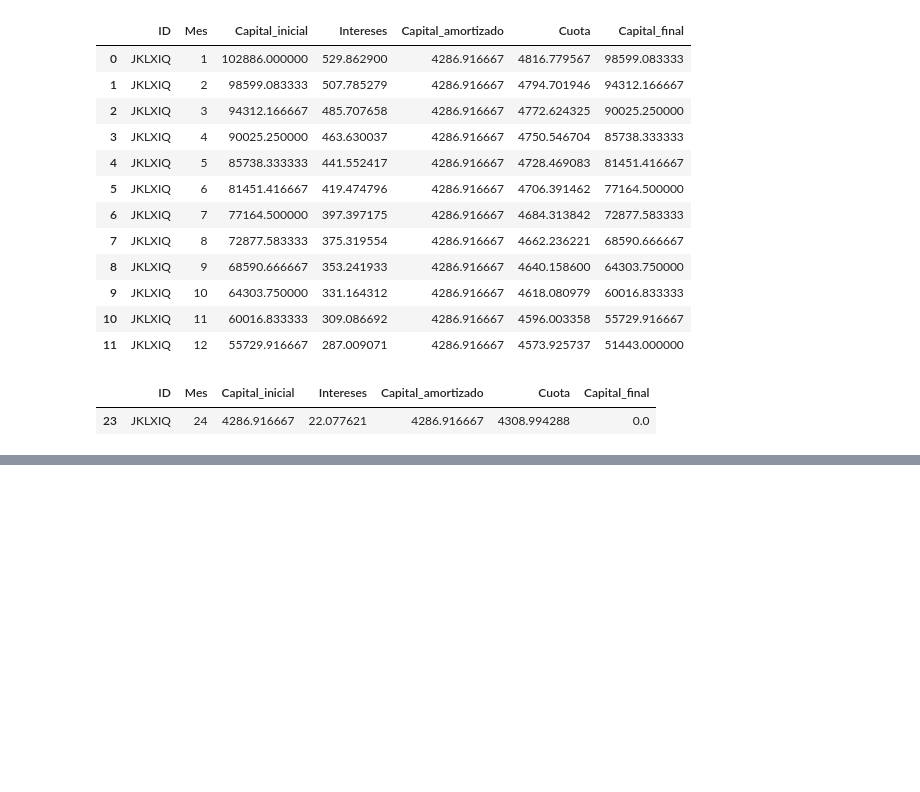
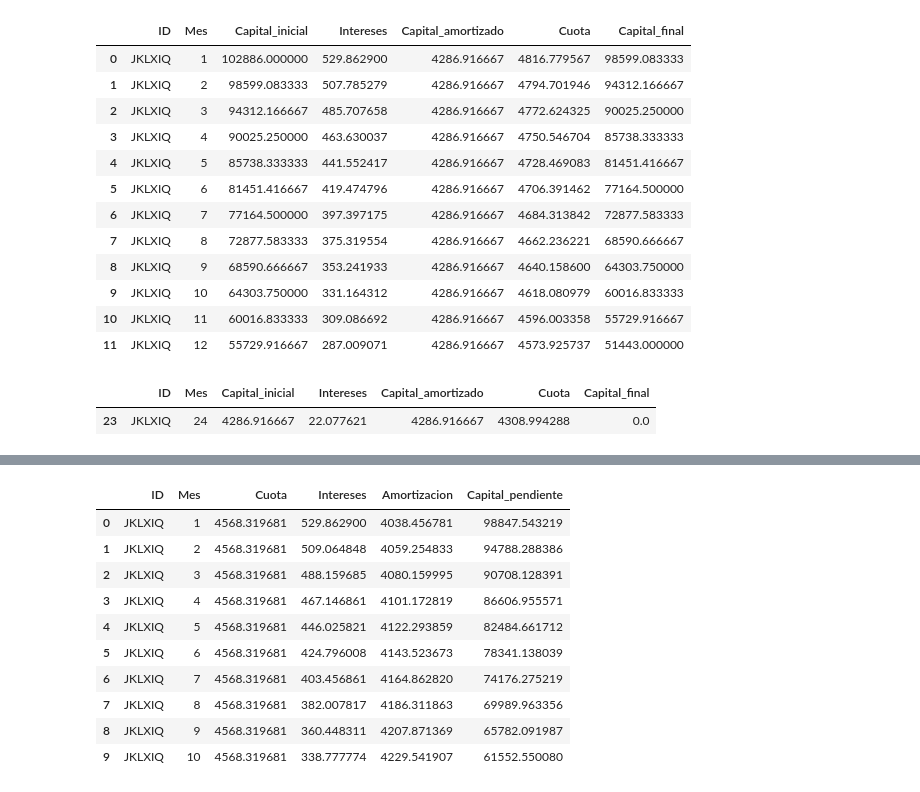
Before and after one commit to nereaaloria-ctrl/RETO-5-Verde-Claro, a Jupyter notebook: sistema_aleman.ipynb, the cells around one changed output, grey strips where cells are left out. Drawn from its saved outputs; the diff is of its cells as text; code cells hidden in the pictures; blank space fills up the shorter version.

```diff
--- a/sistema_aleman.ipynb
+++ b/sistema_aleman.ipynb
@@ -484,0 +528,51 @@ amortizacion_alemana[
+# %%
+def cuadro_frances(prestamo):
+    monto = prestamo["Monto_Inicial"]
+    interes = prestamo["Ratio_Interes"] / 100 / 12
+    duracion = int(prestamo["Duracion"])
+
+    if interes == 0:
+        cuota = monto / duracion
+    else:
+        cuota = monto * (interes * (1 + interes)**duracion) / ((1 + interes)**duracion - 1)
+
+    capital_pendiente = monto
+    tabla = []
+
+    for mes in range(1, duracion + 1):
+        intereses = capital_pendiente * interes
+        amortizacion = cuota - intereses
+        capital_pendiente -= amortizacion
+
+        tabla.append({
+            "ID": prestamo["ID"],
+            "Mes": mes,
+            "Cuota": cuota,
+            "Intereses": intereses,
+            "Amortizacion": amortizacion,
+            "Capital_pendiente": max(0, capital_pendiente)
+        })
+
+    return pd.DataFrame(tabla)
+# %%
+tablas_francesas = []
+
+for _, prestamo in df_finanzas.iterrows():
+    tabla = cuadro_frances(prestamo)
+    tablas_francesas.append(tabla)
+
+amortizacion_francesa = pd.concat(tablas_francesas, ignore_index=True)
+
+amortizacion_francesa.head(10)
+# %% [output]
+|  | ID | Mes | Cuota | Intereses | Amortizacion | Capital_pendiente |
+| 0 | JKLXIQ | 1 | 4568.319681 | 529.862900 | 4038.456781 | 98847.543219 |
+| 1 | JKLXIQ | 2 | 4568.319681 | 509.064848 | 4059.254833 | 94788.288386 |
+| 2 | JKLXIQ | 3 | 4568.319681 | 488.159685 | 4080.159995 | 90708.128391 |
+| 3 | JKLXIQ | 4 | 4568.319681 | 467.146861 | 4101.172819 | 86606.955571 |
+| 4 | JKLXIQ | 5 | 4568.319681 | 446.025821 | 4122.293859 | 82484.661712 |
+| 5 | JKLXIQ | 6 | 4568.319681 | 424.796008 | 4143.523673 | 78341.138039 |
+| 6 | JKLXIQ | 7 | 4568.319681 | 403.456861 | 4164.862820 | 74176.275219 |
+| 7 | JKLXIQ | 8 | 4568.319681 | 382.007817 | 4186.311863 | 69989.963356 |
+| 8 | JKLXIQ | 9 | 4568.319681 | 360.448311 | 4207.871369 | 65782.091987 |
+| 9 | JKLXIQ | 10 | 4568.319681 | 338.777774 | 4229.541907 | 61552.550080 |
```
Also changed, not shown: parts of 5 cells of this notebook.
